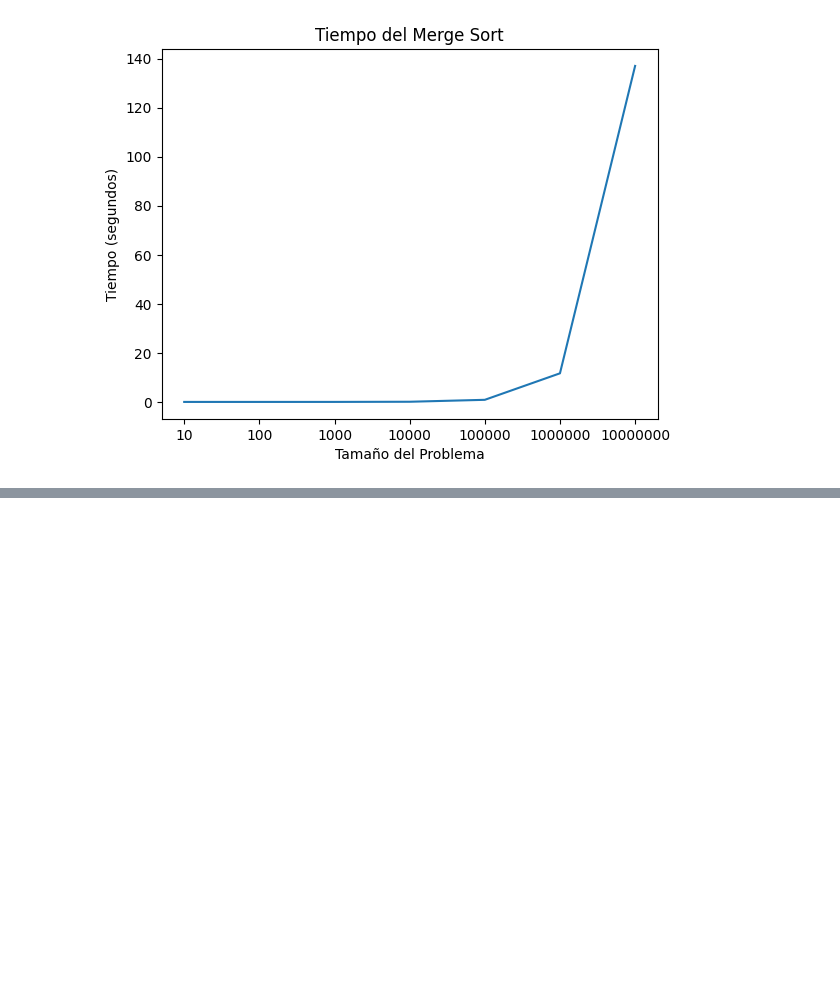
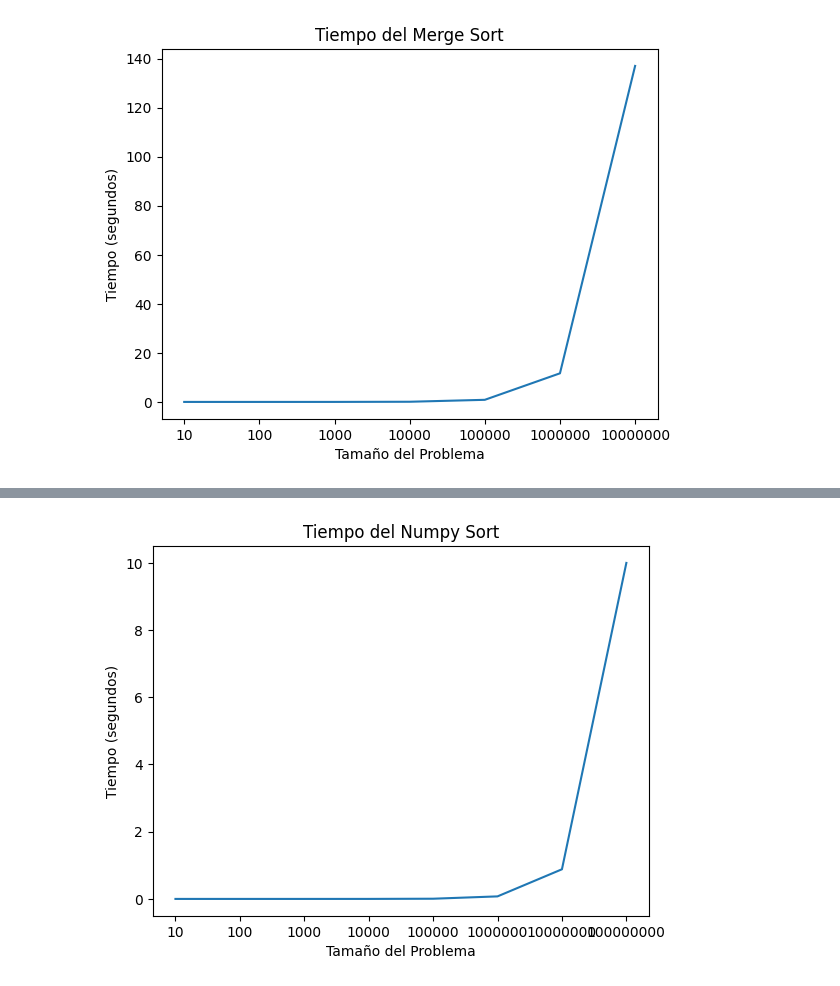
Before and after one commit to MonicaGonzalez30/CienciaDatosLasChicasSuperpoderosas, a Jupyter notebook: Manipulacion_de_datos.ipynb, the cells around one changed output, grey strips where cells are left out. Cells and saved outputs as stored; diff of their text form; code cells hidden in the pictures; blank space fills up the shorter version.

```diff
--- a/Manipulacion_de_datos.ipynb
+++ b/Manipulacion_de_datos.ipynb
@@ -194,0 +299,4 @@ plt.show() # Mostrar el gráfico
+# %%
+arreglo7 = np.random.random(10000000)
+tiempo_ejecucion7 = %timeit -o np.sort(arreglo7)
+arch.loc[7, 'Numpy Sort'] = tiempo_ejecucion7.best
@@ -194,0 +317,4 @@ plt.show() # Mostrar el gráfico
+# %%
+arreglo8 = np.random.random(100000000)
+tiempo_ejecucion8 = %timeit -o np.sort(arreglo8)
+arch.loc[8, 'Numpy Sort'] = tiempo_ejecucion8.best
@@ -194,0 +335,11 @@ plt.show() # Mostrar el gráfico
+# %%
+x = arch['Numpy Sort'] # Tiempos de ejecución del algoritmo Numpy sort
+y = arch['Tamaño del Problema'] # Tamaños del problema
+
+plt.plot(y, x) # Graficar los tiempos en función del tamaño del problema
+plt.title("Tiempo del Numpy Sort") # Establecer el título del gráfico
+plt.xlabel("Tamaño del Problema") # Etiqueta del eje x
+plt.ylabel("Tiempo (segundos)") # Etiqueta del eje y
+plt.show() # Mostrar el gráfico
+# %% [output]
+[figure, added]
```
Also changed, not shown: parts of 10 cells of this notebook.
